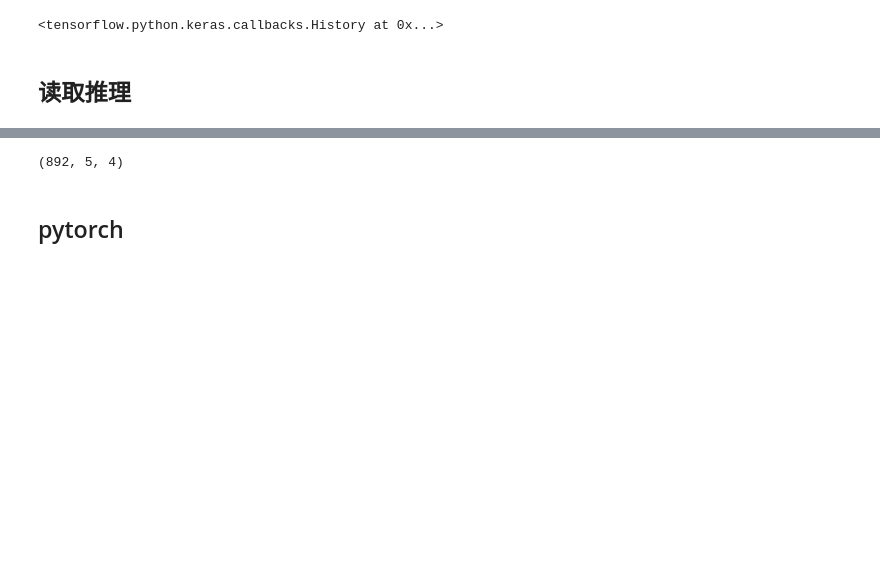
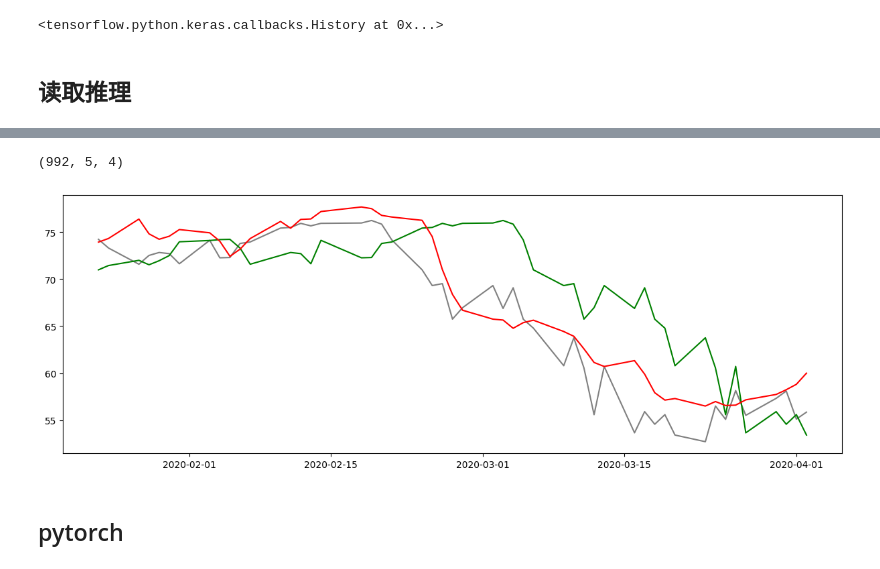
Before and after one commit to Ykiiii/Timing-signal-analysis, a Jupyter notebook: RNN.ipynb, the cells around one changed output, grey strips where cells are left out. Cells and saved outputs as stored; diff of their text form; code cells hidden in the pictures; blank space fills up the shorter version.

```diff
--- a/RNN.ipynb
+++ b/RNN.ipynb
@@ -303,7 +304,18 @@ plt.show()
 # %%
-X_train.shape
+X.shape
 # %% [output]
-(892, 5, 4)
+(992, 5, 4)
+# %%
+import matplotlib.pyplot as plt
+plt.figure(figsize=(15, 5))
+df_time = df.index[-len(y):]
+show_len = np.arange(50)
+plt.plot(df_time[show_len],y[show_len],color='gray',label='price')
+plt.plot(df_time[show_len],df['Close'].values[show_len+5],color='green',label='price')
+plt.plot(df_time[show_len],best_model.predict(X)[show_len+10],color='red',label='predict')
+plt.show()
+# %% [output]
+[figure, added]
 # %% [markdown]
 ## pytorch
 # %%
```
Also changed, not shown: parts of 26 cells of this notebook, 8 other files.
